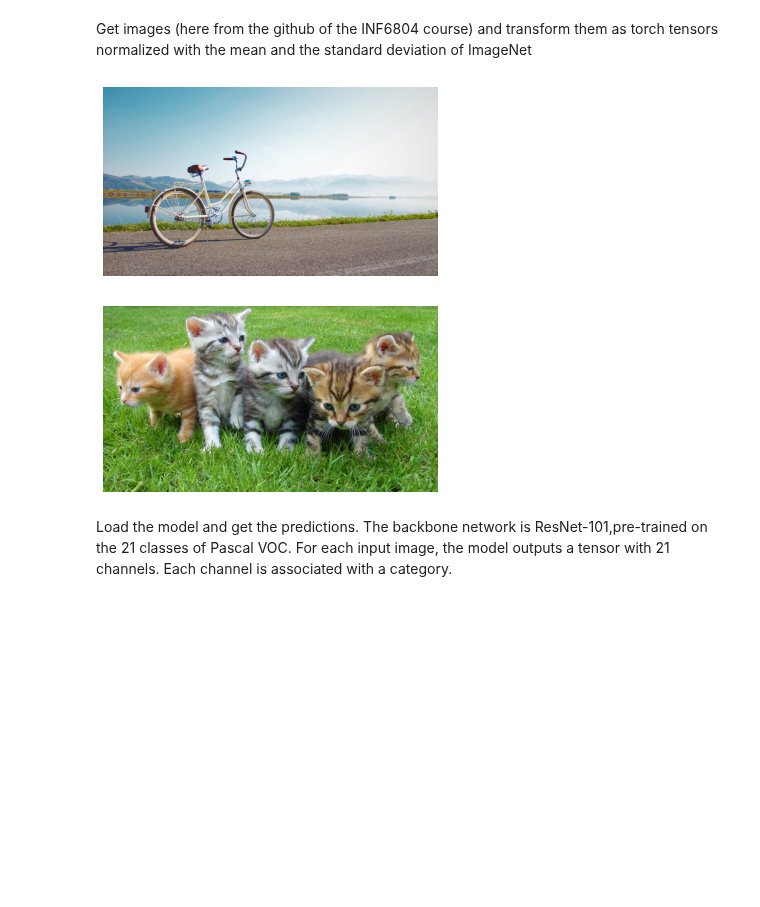
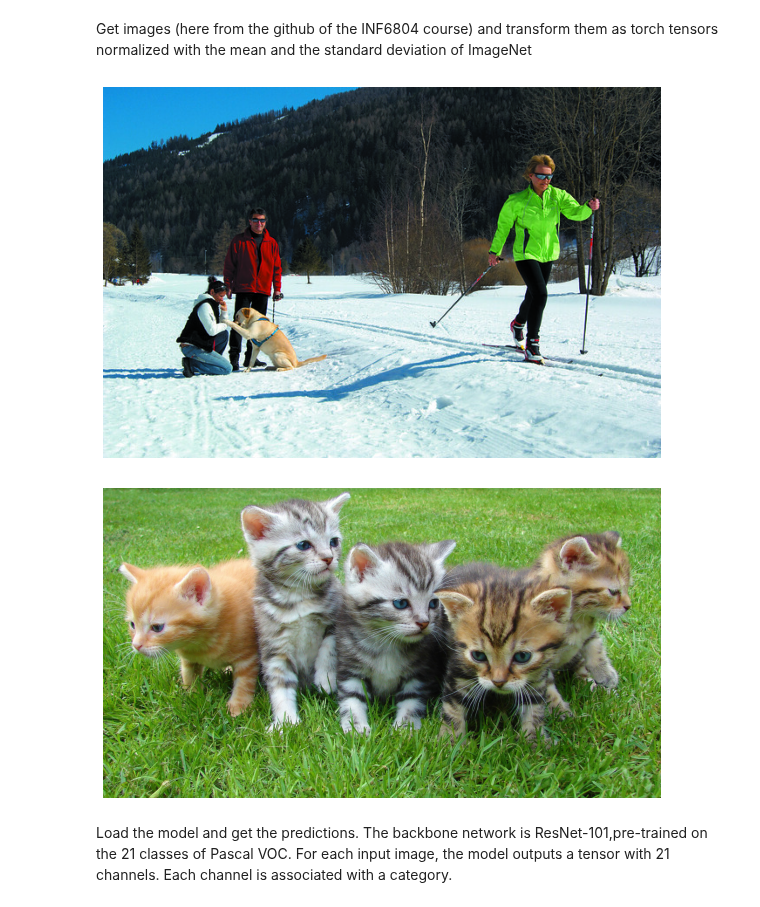
Before and after one commit to gabilodeau/INF6804, a Jupyter notebook: FCN.ipynb, the cells around one changed output. Saved outputs shown, nothing was run; the diff lists cells and outputs as text; code cells hidden in the pictures; blank space fills up the shorter version.

Commit message:
changed image

```diff
--- a/FCN.ipynb
+++ b/FCN.ipynb
@@ -24,28 +22,29 @@ import os
 Get images (here from the github of the INF6804 course) and transform them as torch tensors normalized with the mean and the standard deviation of ImageNet
 # %%
 source = 'https://raw.githubusercontent.com/gabilodeau/INF6804/master/images'
-examples = ['bicycle.jpg', 'cats.jpg']
+examples = ['ski.jpg', 'cats.jpg']
 
 inputs=[]
 sizes=[]
 preprocess = transforms.Compose([
     transforms.Resize((512,512), interpolation=Image.NEAREST),
     transforms.ToTensor(),
     transforms.Normalize(mean=[0.485, 0.456, 0.406], std=[0.229, 0.224, 0.225]),
 ])
 
 for example in examples:
   img = Image.fromarray(io.imread(os.path.join(source, example)))
   input_tensor = preprocess(img)
   inputs.append(input_tensor)
   sizes.append(img.size)
+  plt.figure(figsize = (10,10))
   plt.imshow(img); plt.axis('off'); plt.show()
 
 input_batch = torch.stack(inputs, 0)
 input_batch = input_batch.cuda()
 # %% [output]
-[figure, old version]
+[figure, new version]
-[figure, old version]
+[figure, new version]
 # %% [markdown]
 Load the model and get the predictions. The backbone network is ResNet-101,pre-trained on the 21 classes of Pascal VOC. For each input image, the model outputs a tensor with 21 channels. Each channel is associated with a category.
 # %%
```
Also changed, not shown: parts of 2 cells of this notebook, 1 other file.
